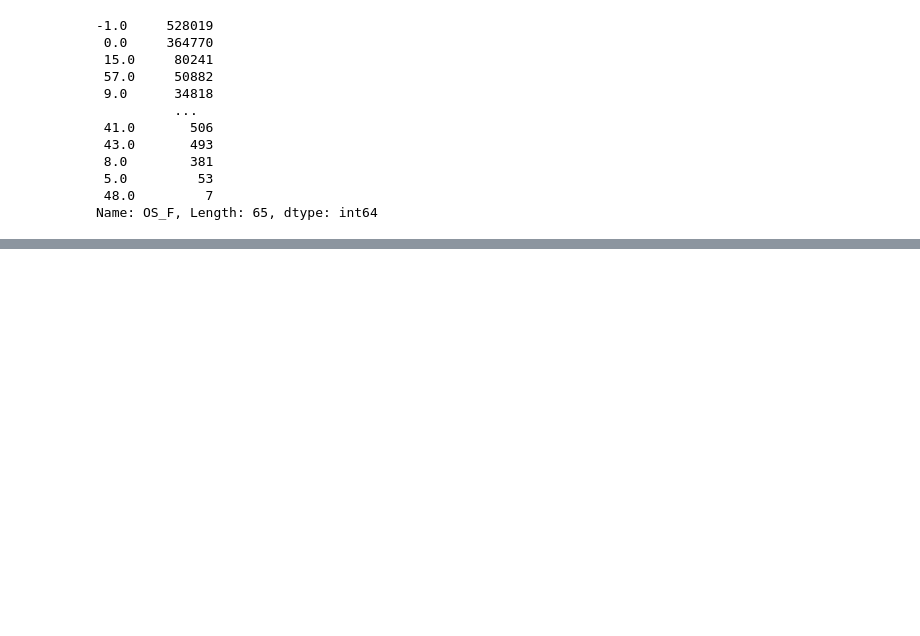
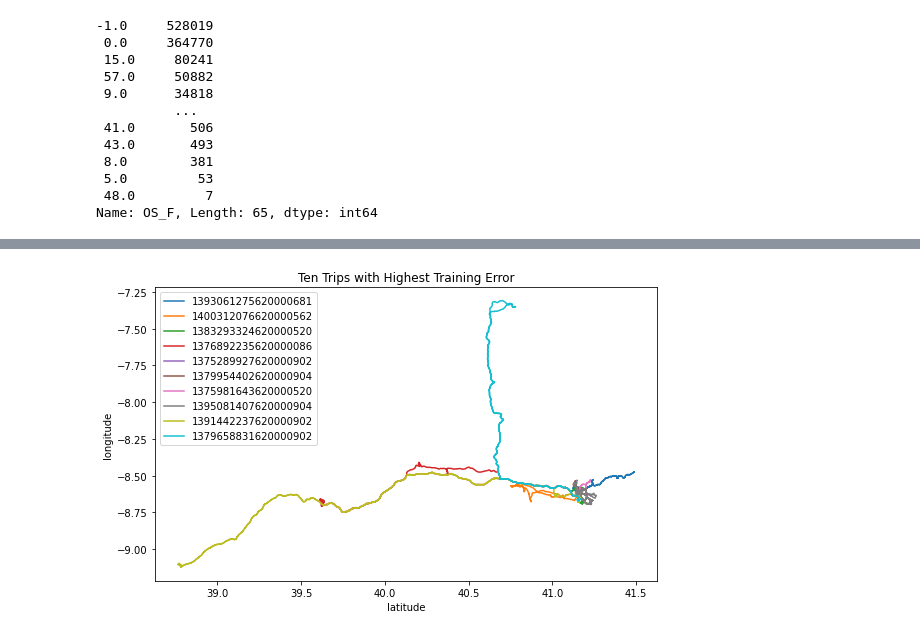
Before and after one commit to sunwoo604/cse151bcomp, a Jupyter notebook: tenTrips.ipynb, the cells around one changed output, grey strips where cells are left out. Drawn from its saved outputs; the diff is of its cells as text; code cells hidden in the pictures; blank space fills up the shorter version.

```diff
--- a/tenTrips.ipynb
+++ b/tenTrips.ipynb
@@ -283,2 +161,11 @@ for i in range(len(batch_index_history)):
+# %%
+SE = {}
+for i in range(len(X)):
+    pred = model(X[i].unsqueeze(0))
+    try:
+        SE[i] = int(loss_fn(pred, y[i]))
+    except RuntimeError as e:
+        print(i)#len(preds), len(y_batch))
 # %%
-highest_MSE_samples = list(pd.Series(batch_mse).nlargest(10).index)
+highest_MSE_samples = list(pd.Series(SE).nlargest(10).index)
+highest_MSE_samples
@@ -342,3 +182,0 @@ def make_heatmap(df):
-# %%
-for i in highest_MSE_samples:
-    make_heatmap(df_feat.iloc[batch_index_history[i]])
@@ -381,4 +182,0 @@ polylines = []
-# %%
-for b in batch_index_history:
-    for i in b:
-        print(i)
@@ -494,0 +199,14 @@ pred - y
+# %%
+TRIP_IDs = []
+plt.figure(figsize=(15*.6, 9*.6))
+for i in highest_MSE_samples:
+    TRIP_IDs.append(df_feat.iloc[i]['TRIP_ID'])
+    df = pd.DataFrame(eval(df_feat.iloc[i]['POLYLINE']))
+    plt.plot(df[1],df[0])
+plt.legend(TRIP_IDs)
+plt.xlabel('latitude')
+plt.ylabel('longitude')
+plt.title('Ten Trips with Highest Training Error')
+plt.show()
+# %% [output]
+[figure, added]
```
Also changed, not shown: parts of 46 cells of this notebook.
